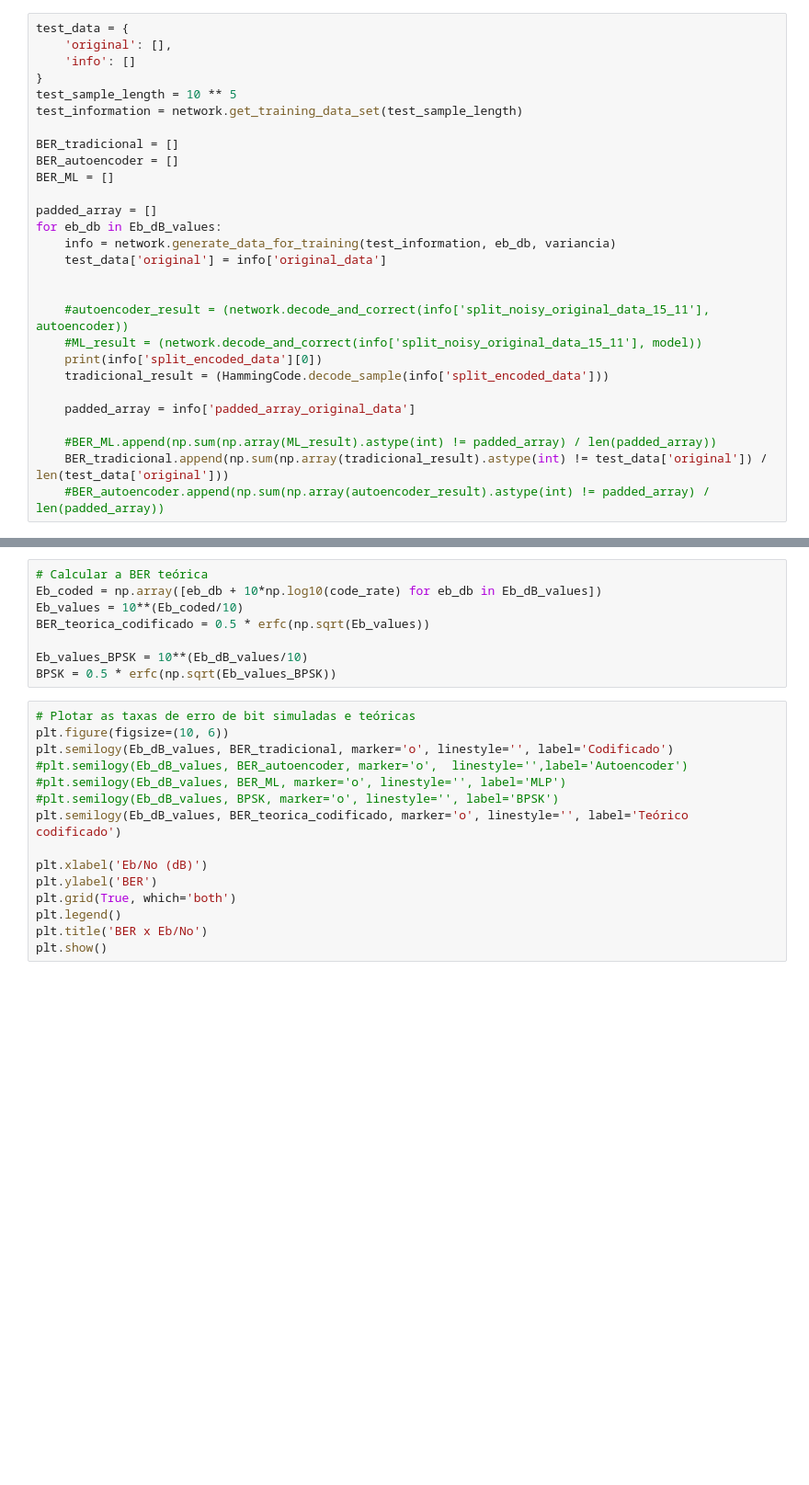
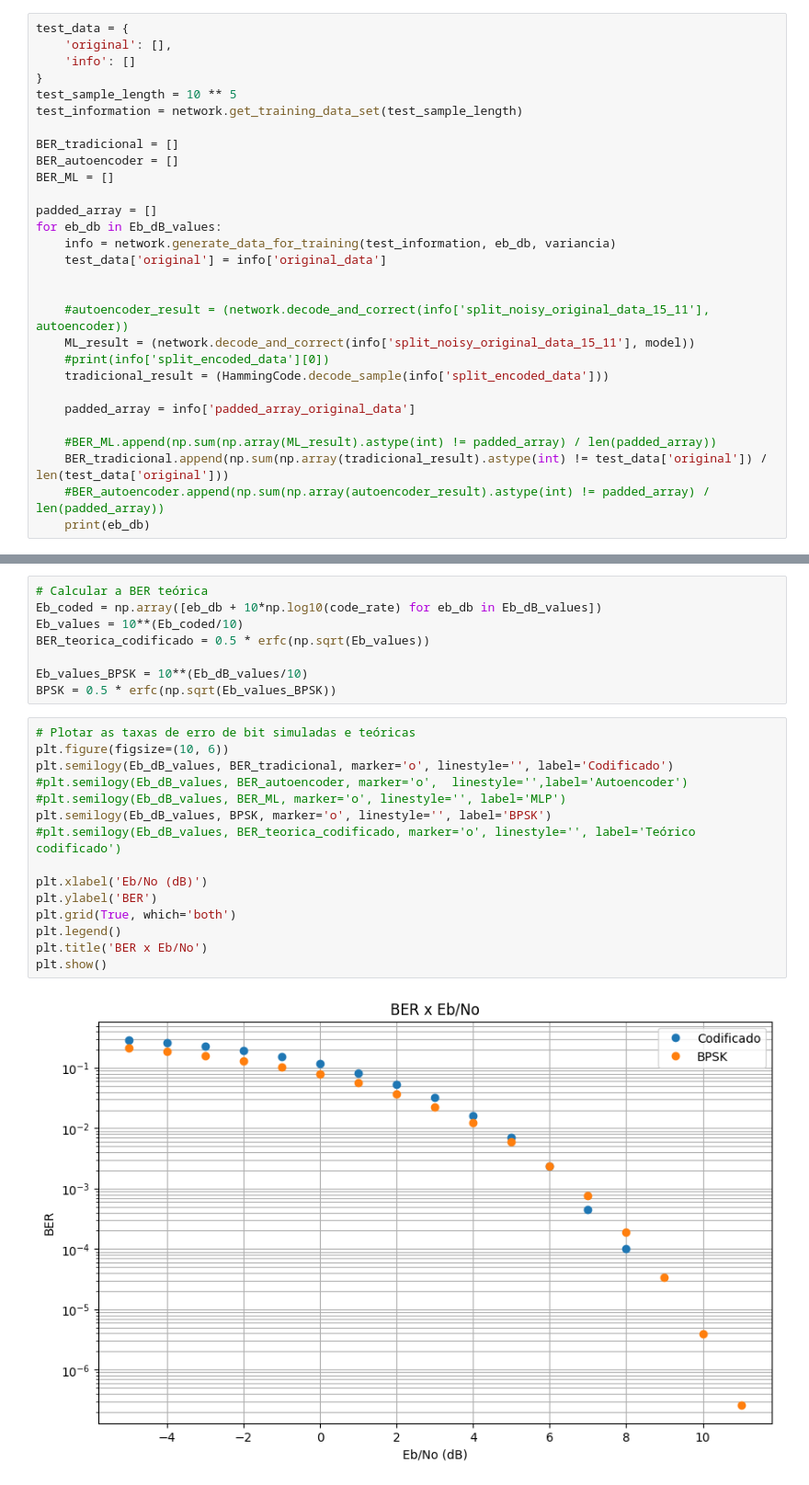
Before and after one commit to jbizzi/tfc, a Jupyter notebook: src/CombineiApproaches.ipynb, the cells around one changed output, grey strips where cells are left out. Shown at 92% size. Drawn from its saved outputs; the diff is of its cells as text; blank space fills up the shorter version.

```diff
--- a/src/CombineiApproaches.ipynb
+++ b/src/CombineiApproaches.ipynb
@@ -58,8 +62,8 @@ for eb_db in Eb_dB_values:
 
 
     #autoencoder_result = (network.decode_and_correct(info['split_noisy_original_data_15_11'], autoencoder))
-    #ML_result = (network.decode_and_correct(info['split_noisy_original_data_15_11'], model))
-    print(info['split_encoded_data'][0])
+    ML_result = (network.decode_and_correct(info['split_noisy_original_data_15_11'], model))
+    #print(info['split_encoded_data'][0])
     tradicional_result = (HammingCode.decode_sample(info['split_encoded_data']))
 
     padded_array = info['padded_array_original_data']
@@ -67,4 +71,5 @@ for eb_db in Eb_dB_values:
     #BER_ML.append(np.sum(np.array(ML_result).astype(int) != padded_array) / len(padded_array))
     BER_tradicional.append(np.sum(np.array(tradicional_result).astype(int) != test_data['original']) / len(test_data['original']))
     #BER_autoencoder.append(np.sum(np.array(autoencoder_result).astype(int) != padded_array) / len(padded_array))
+    print(eb_db)
 # %% [output]
@@ -82,15 +101,17 @@ BPSK = 0.5 * erfc(np.sqrt(Eb_values_BPSK))
 # %%
 # Plotar as taxas de erro de bit simuladas e teóricas
 plt.figure(figsize=(10, 6))
 plt.semilogy(Eb_dB_values, BER_tradicional, marker='o', linestyle='', label='Codificado')
 #plt.semilogy(Eb_dB_values, BER_autoencoder, marker='o',  linestyle='',label='Autoencoder')
 #plt.semilogy(Eb_dB_values, BER_ML, marker='o', linestyle='', label='MLP')
-#plt.semilogy(Eb_dB_values, BPSK, marker='o', linestyle='', label='BPSK')
-plt.semilogy(Eb_dB_values, BER_teorica_codificado, marker='o', linestyle='', label='Teórico codificado')
+plt.semilogy(Eb_dB_values, BPSK, marker='o', linestyle='', label='BPSK')
+#plt.semilogy(Eb_dB_values, BER_teorica_codificado, marker='o', linestyle='', label='Teórico codificado')
 
 plt.xlabel('Eb/No (dB)')
 plt.ylabel('BER')
 plt.grid(True, which='both')
 plt.legend()
 plt.title('BER x Eb/No')
 plt.show()
+# %% [output]
+[figure, added]
```
Also changed, not shown: parts of 2 cells of this notebook, 2 other files.
